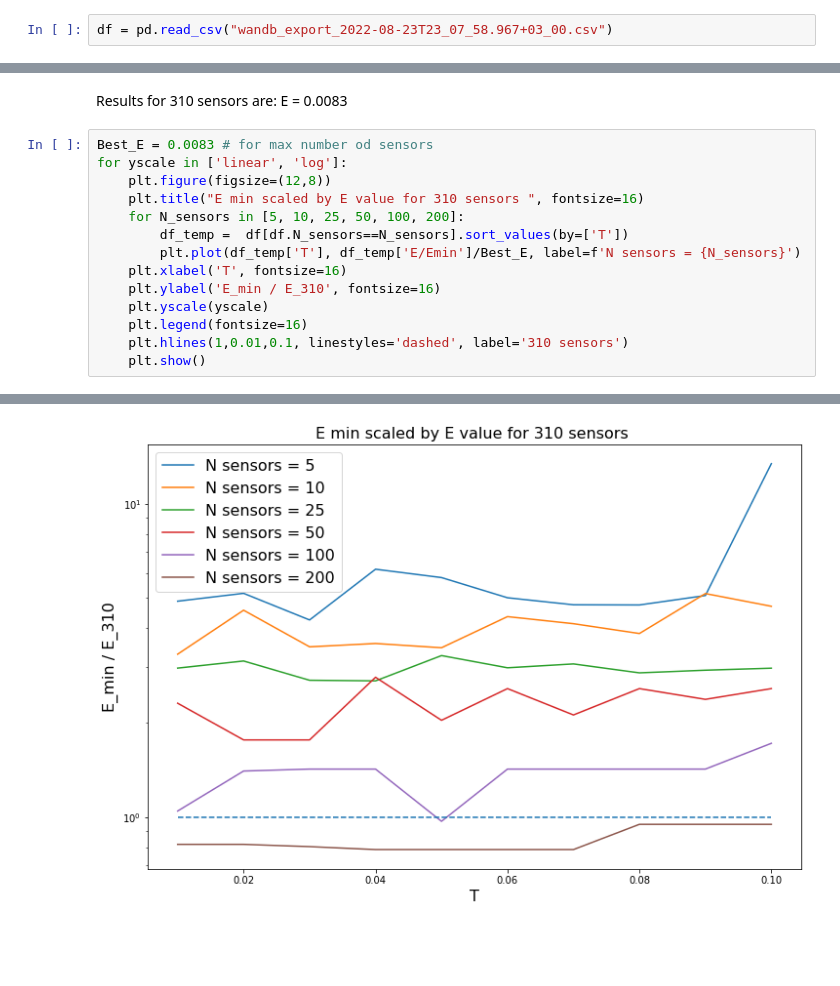
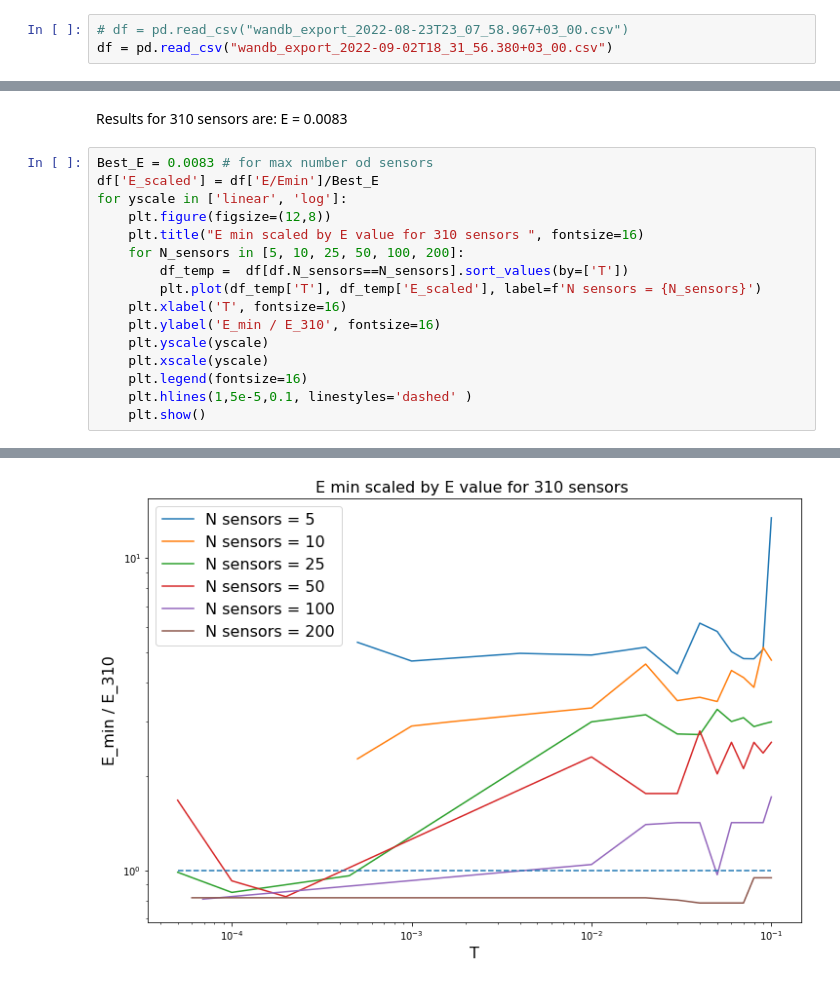
Before and after one commit to EAkeweje/GEOMETRIC-LEARNING-FOR-FLOWS-IN-POROUS-SYSTEMS, a Jupyter notebook: Results.ipynb, the cells around one changed output, grey strips where cells are left out. Saved outputs shown, nothing was run; the diff lists cells and outputs as text; blank space fills up the shorter version.

```diff
--- a/Results.ipynb
+++ b/Results.ipynb
@@ -4,2 +8,3 @@ import matplotlib.pyplot as plt
 # %%
-df = pd.read_csv("wandb_export_2022-08-23T23_07_58.967+03_00.csv")
+# df = pd.read_csv("wandb_export_2022-08-23T23_07_58.967+03_00.csv")
+df = pd.read_csv("wandb_export_2022-09-02T18_31_56.380+03_00.csv")
@@ -28,16 +25,18 @@ df.head()
 Results for 310 sensors are: E = 0.0083
 # %%
 Best_E = 0.0083 # for max number od sensors
+df['E_scaled'] = df['E/Emin']/Best_E
 for yscale in ['linear', 'log']:
     plt.figure(figsize=(12,8))
     plt.title("E min scaled by E value for 310 sensors ", fontsize=16)
     for N_sensors in [5, 10, 25, 50, 100, 200]:
         df_temp =  df[df.N_sensors==N_sensors].sort_values(by=['T'])
-        plt.plot(df_temp['T'], df_temp['E/Emin']/Best_E, label=f'N sensors = {N_sensors}')
+        plt.plot(df_temp['T'], df_temp['E_scaled'], label=f'N sensors = {N_sensors}')
     plt.xlabel('T', fontsize=16)
     plt.ylabel('E_min / E_310', fontsize=16)
     plt.yscale(yscale)
+    plt.xscale(yscale)
     plt.legend(fontsize=16)
-    plt.hlines(1,0.01,0.1, linestyles='dashed', label='310 sensors')
+    plt.hlines(1,5e-5,0.1, linestyles='dashed' )
     plt.show()
 # %% [output]
@@ -45 +44 @@ for yscale in ['linear', 'log']:
-[figure, old version]
+[figure, new version]
```
Also changed, not shown: parts of 11 cells of this notebook, 1 other file.
